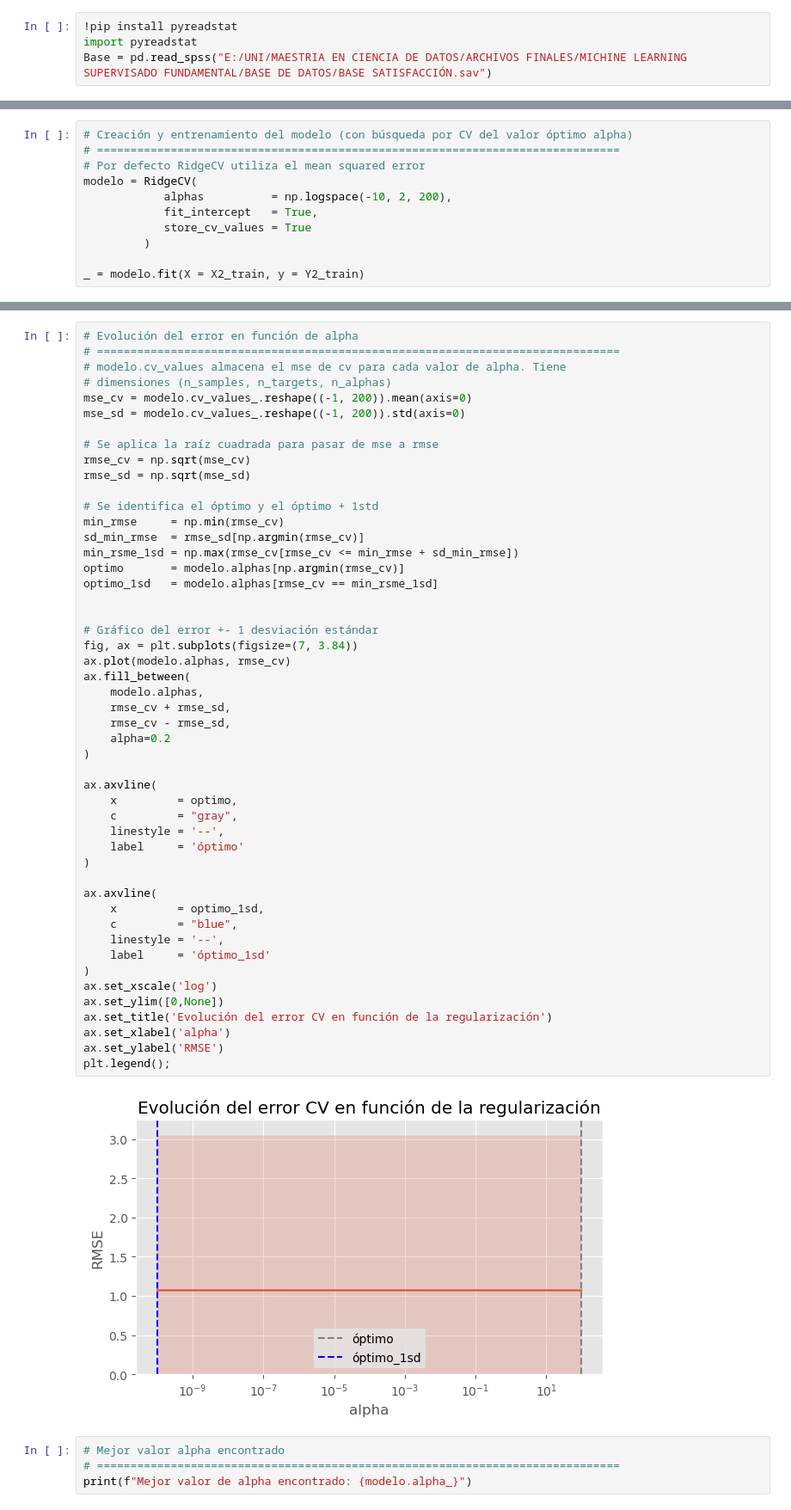
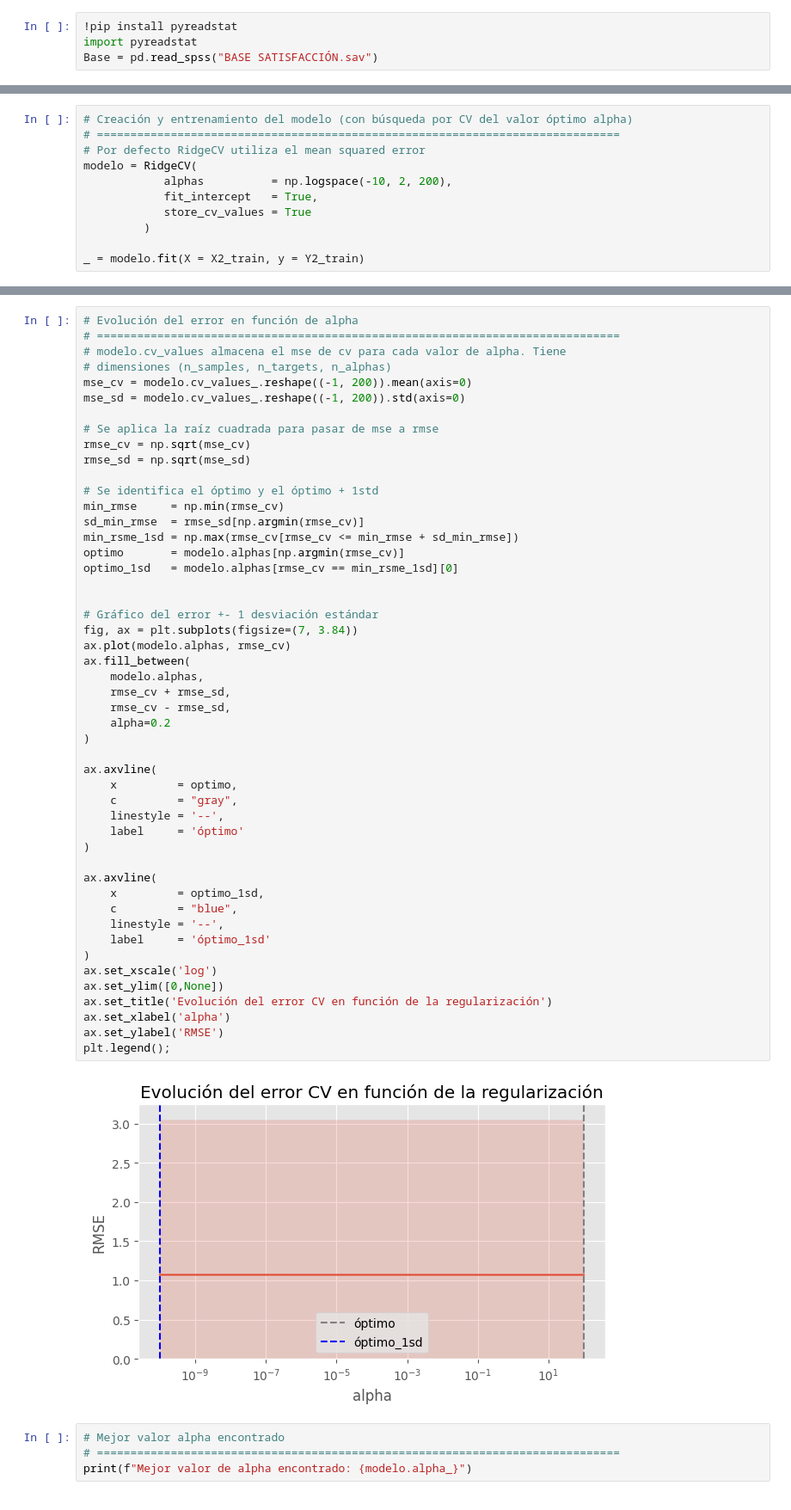
Before and after one commit to HenryZumaeta/DataScienceMasters, a Jupyter notebook: CICLO02/MLSFUN/Regresión_Lasso.ipynb, the cells around one changed output, grey strips where cells are left out. Shown: that part at 86% size. Saved outputs shown, nothing was run; the diff lists cells and outputs as text.

```diff
--- a/CICLO02/MLSFUN/Regresión_Lasso.ipynb
+++ b/CICLO02/MLSFUN/Regresión_Lasso.ipynb
@@ -39,4 +39,4 @@ warnings.filterwarnings('ignore')
 # %%
 !pip install pyreadstat
 import pyreadstat
-Base = pd.read_spss("E:/UNI/MAESTRIA EN CIENCIA DE DATOS/ARCHIVOS FINALES/MICHINE LEARNING SUPERVISADO FUNDAMENTAL/BASE DE DATOS/BASE SATISFACCIÓN.sav")
+Base = pd.read_spss("BASE SATISFACCIÓN.sav")
@@ -233,40 +225,40 @@ min_rmse     = np.min(rmse_cv)
 sd_min_rmse  = rmse_sd[np.argmin(rmse_cv)]
 min_rsme_1sd = np.max(rmse_cv[rmse_cv <= min_rmse + sd_min_rmse])
 optimo       = modelo.alphas[np.argmin(rmse_cv)]
-optimo_1sd   = modelo.alphas[rmse_cv == min_rsme_1sd]
+optimo_1sd   = modelo.alphas[rmse_cv == min_rsme_1sd][0]
 
 
 # Gráfico del error +- 1 desviación estándar
 fig, ax = plt.subplots(figsize=(7, 3.84))
 ax.plot(modelo.alphas, rmse_cv)
 ax.fill_between(
     modelo.alphas,
     rmse_cv + rmse_sd,
     rmse_cv - rmse_sd,
     alpha=0.2
 )
 
 ax.axvline(
     x         = optimo,
     c         = "gray",
     linestyle = '--',
     label     = 'óptimo'
 )
 
 ax.axvline(
     x         = optimo_1sd,
     c         = "blue",
     linestyle = '--',
     label     = 'óptimo_1sd'
 )
 ax.set_xscale('log')
 ax.set_ylim([0,None])
 ax.set_title('Evolución del error CV en función de la regularización')
 ax.set_xlabel('alpha')
 ax.set_ylabel('RMSE')
 plt.legend();
 # %% [output]
-[figure, old version]
+[figure, new version]
 # %%
 # Mejor valor alpha encontrado
 # ==============================================================================
```
Also changed, not shown: parts of 6 cells of this notebook.
